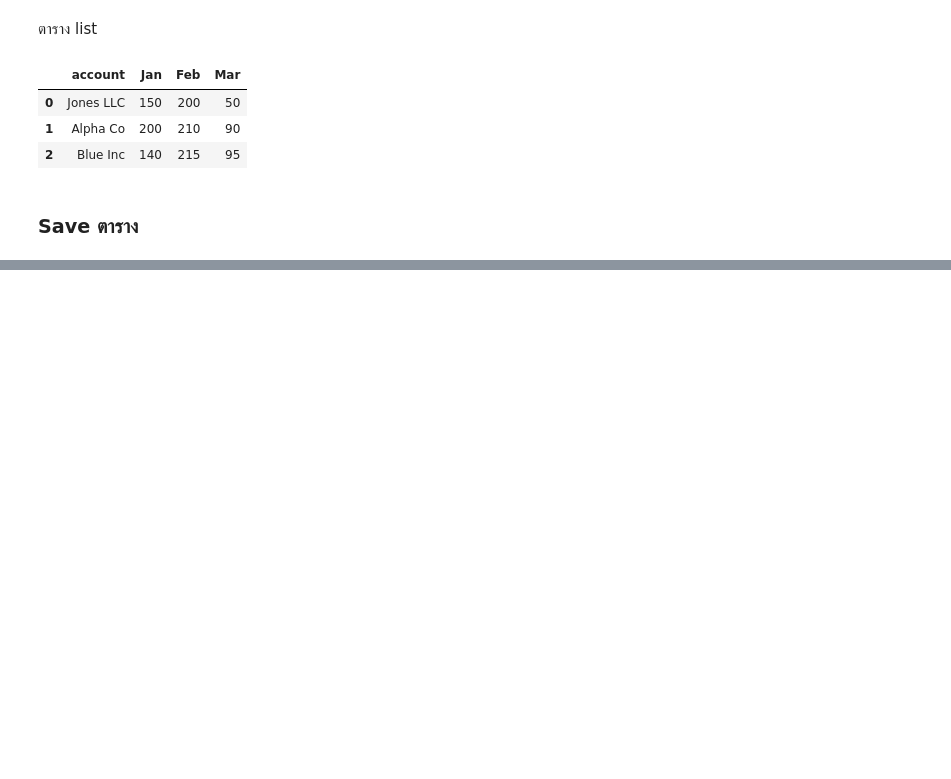
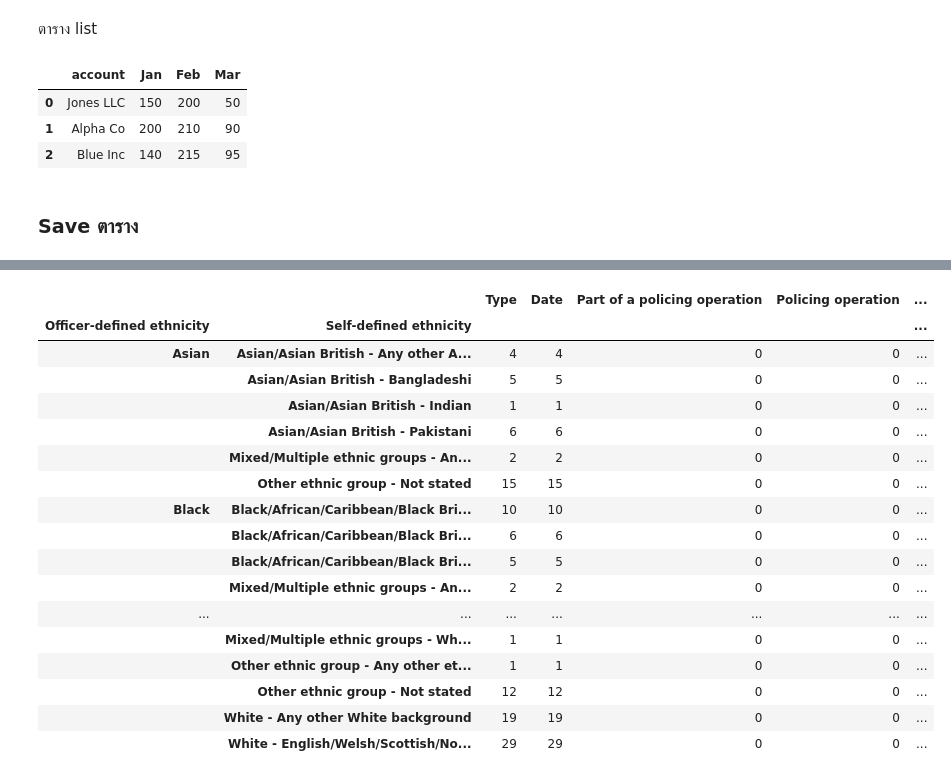
Before and after one commit to jangInw007/dataviz2025, a Jupyter notebook: Pandas_101_2025.ipynb, the cells around one changed output, grey strips where cells are left out. Cells and saved outputs as stored; diff of their text form; code cells hidden in the pictures; blank space fills up the shorter version.

```diff
--- a/Pandas_101_2025.ipynb
+++ b/Pandas_101_2025.ipynb
@@ -1564,0 +1558,21 @@ Drive already mounted at /content/drive; to attempt to forcibly remount, call dr
+# %%
+stopNsearch.groupby(['Officer-defined ethnicity','Self-defined ethnicity']).count()
+# %% [output]
+|  |  | Type | Date | Part of a policing operation | Policing operation | ... |
+| Officer-defined ethnicity | Self-defined ethnicity |  |  |  |  | ... |
+| Asian | Asian/Asian British - Any other A... | 4 | 4 | 0 | 0 | ... |
+|  | Asian/Asian British - Bangladeshi | 5 | 5 | 0 | 0 | ... |
+|  | Asian/Asian British - Indian | 1 | 1 | 0 | 0 | ... |
+|  | Asian/Asian British - Pakistani | 6 | 6 | 0 | 0 | ... |
+|  | Mixed/Multiple ethnic groups - An... | 2 | 2 | 0 | 0 | ... |
+|  | Other ethnic group - Not stated | 15 | 15 | 0 | 0 | ... |
+| Black | Black/African/Caribbean/Black Bri... | 10 | 10 | 0 | 0 | ... |
+|  | Black/African/Caribbean/Black Bri... | 6 | 6 | 0 | 0 | ... |
+|  | Black/African/Caribbean/Black Bri... | 5 | 5 | 0 | 0 | ... |
+|  | Mixed/Multiple ethnic groups - An... | 2 | 2 | 0 | 0 | ... |
+| ... | ... | ... | ... | ... | ... | ... |
+|  | Mixed/Multiple ethnic groups - Wh... | 1 | 1 | 0 | 0 | ... |
+|  | Other ethnic group - Any other et... | 1 | 1 | 0 | 0 | ... |
+|  | Other ethnic group - Not stated | 12 | 12 | 0 | 0 | ... |
+|  | White - Any other White background | 19 | 19 | 0 | 0 | ... |
+|  | White - English/Welsh/Scottish/No... | 29 | 29 | 0 | 0 | ... |
```
Also changed, not shown: parts of 56 cells of this notebook.
